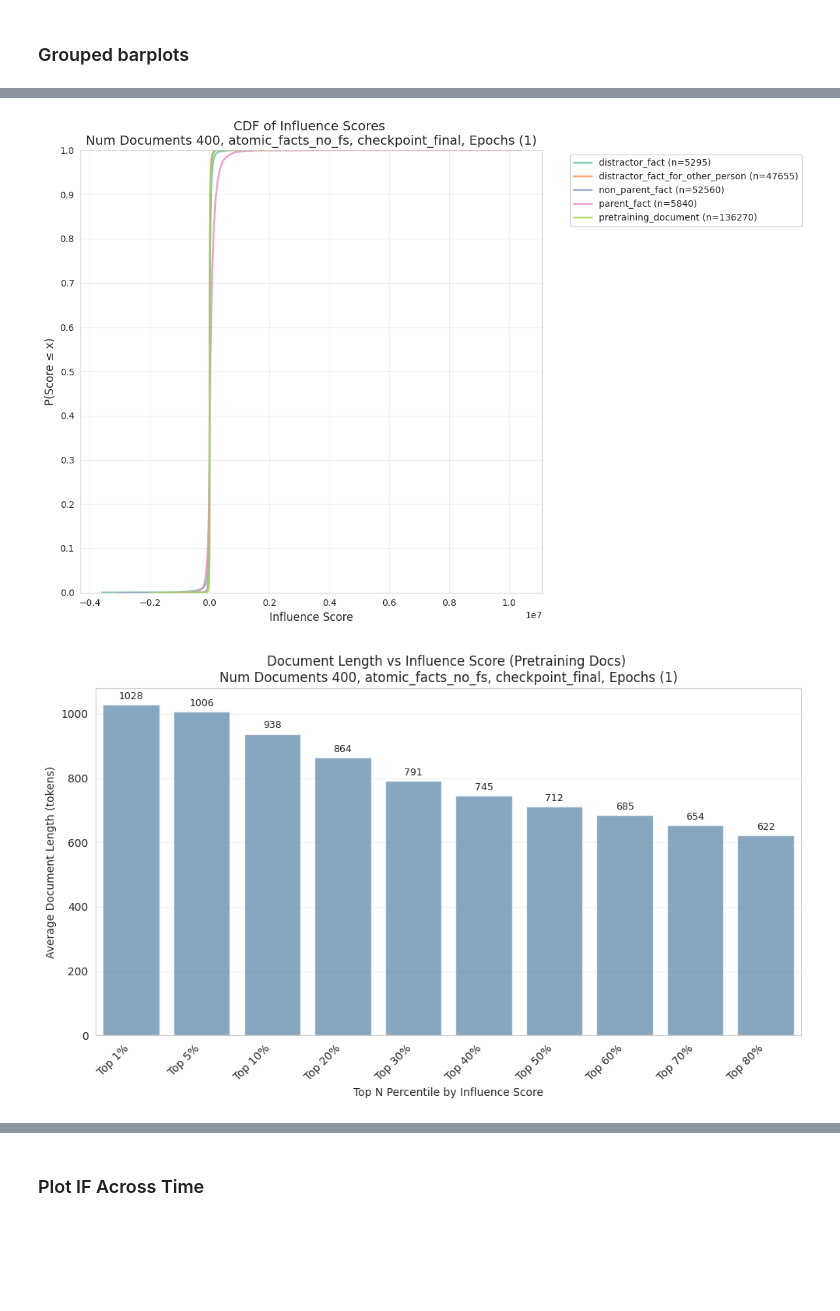
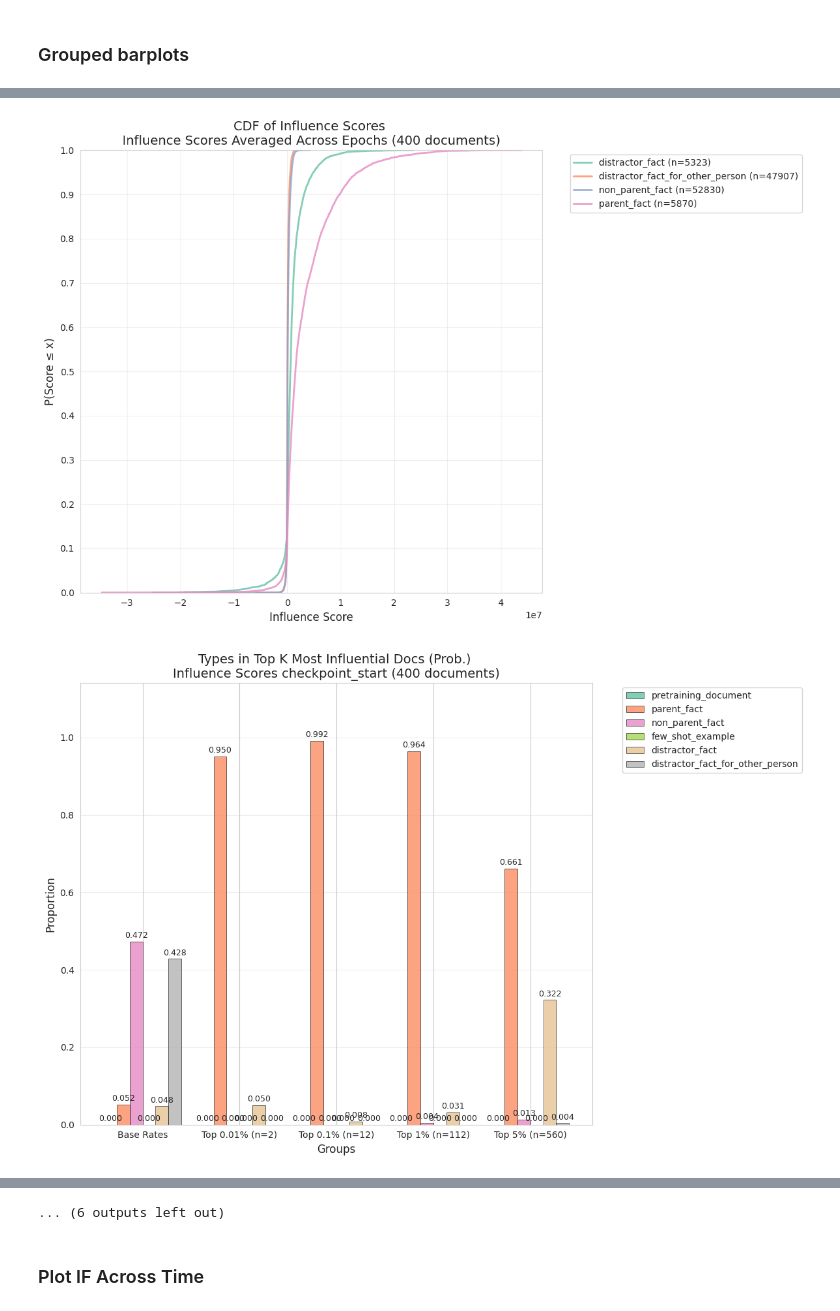
Before and after one commit to levmckinney/malign-influence, a Jupyter notebook: analysis/extractive_structures.ipynb, the cells around one changed output, grey strips where cells are left out. Saved outputs shown, nothing was run; the diff lists cells and outputs as text; code cells hidden in the pictures; blank space fills up the shorter version.

```diff
--- a/analysis/extractive_structures.ipynb
+++ b/analysis/extractive_structures.ipynb
@@ -2119,6 +2129,7 @@ from dataclasses import dataclass
 from oocr_influence.cli.run_influence import InfluenceArgs
 from oocr_influence.cli.train_extractive import TrainingArgs
 import random
+from oocr_influence.analysis_utils import sum_influence_scores
 import string
 from dataclasses import field
 
@@ -2133,6 +2144,7 @@ class GroupOfExperiments:
     num_epochs_total: int | None = None
     steps_per_epoch: int | None = None
     percentiles: list[float] = field(default_factory=lambda: PERCENTILES)
+    reduce_across_group: bool = False
 
 
 def filter_number_of_documents(num_docs: int) -> Callable[[InfluenceArgs, TrainingArgs | None], bool]:
@@ -2146,7 +2158,10 @@ def filter_number_of_documents(num_docs: int) -> Callable[[InfluenceArgs, Traini
 groups = []
 # groups += [GroupOfExperiments(name=f"Num Documents {train_arg.synth_types_per_fact * train_arg.synth_ideas_per_type * train_arg.synth_docs_per_idea}, {arg.query_dataset_split_name}, {arg.checkpoint_name}, N_Repeats ({train_arg.num_repeats_of_facts_dataset})", experiment_filter= lambda x,y,if_arg=arg,t_arg=train_arg: (if_arg.query_dataset_split_name == x.query_dataset_split_name) and (t_arg.synth_ideas_per_type == y.synth_ideas_per_type) and (y.epochs == t_arg.epochs)  and (x.checkpoint_name == if_arg.checkpoint_name) and (x.sweep_id == "FFzLq")) for arg,train_arg in sorted([(InfluenceArgs.model_validate(log.args), TrainingArgs.model_validate(og_log.args)) for log, og_log in zip(if_experiment_log_list, training_experiment_log_list)], key=lambda x: x[1].synth_ideas_per_type)]
 
-groups += [GroupOfExperiments(name=f"Num Documents {train_arg.synth_types_per_fact * train_arg.synth_ideas_per_type * train_arg.synth_docs_per_idea}, {arg.query_dataset_split_name}, {arg.checkpoint_name}, Epochs ({train_arg.epochs})", experiment_filter= lambda x,y,if_arg=arg,t_arg=train_arg: (if_arg.query_dataset_split_name == x.query_dataset_split_name) and (t_arg.synth_ideas_per_type == y.synth_ideas_per_type) and (y.epochs == t_arg.epochs)  and (x.sweep_id == "4z8Hz") and (x.checkpoint_name == if_arg.checkpoint_name) and ("final" in x.checkpoint_name)) for arg,train_arg in sorted([(InfluenceArgs.model_validate(log.args), TrainingArgs.model_validate(og_log.args)) for log, og_log in zip(if_experiment_log_list, training_experiment_log_list)], key=lambda x: x[1].synth_ideas_per_type)]
+# groups += [GroupOfExperiments(name=f"Num Documents {train_arg.synth_types_per_fact * train_arg.synth_ideas_per_type * train_arg.synth_docs_per_idea}, {arg.query_dataset_split_name}, {arg.checkpoint_name}, Epochs ({train_arg.epochs})", experiment_filter= lambda x,y,if_arg=arg,t_arg=train_arg: (if_arg.query_dataset_split_name == x.query_dataset_split_name) and (t_arg.synth_ideas_per_type == y.synth_ideas_per_type) and (y.epochs == t_arg.epochs)  and (x.sweep_id == "EfgPW") and (x.checkpoint_name == if_arg.checkpoint_name) and ("final" in x.checkpoint_name)) for arg,train_arg in sorted([(InfluenceArgs.model_validate(log.args), TrainingArgs.model_validate(og_log.args)) for log, og_log in zip(if_experiment_log_list, training_experiment_log_list)], key=lambda x: x[1].synth_ideas_per_type)]
+
+
+groups += [GroupOfExperiments(name="Influence Scores Averaged Across Epochs (400 documents)", experiment_filter= lambda x,y: x.sweep_id == "EfgPW", reduce_across_group=True), GroupOfExperiments(name="Influence Scores checkpoint_start (400 documents)", experiment_filter= lambda x,y: x.sweep_id == "EfgPW" and "start" in x.checkpoint_name, reduce_across_group=False), GroupOfExperiments(name="Influence Scores checkpoint_final (400 documents)", experiment_filter= lambda x,y: x.sweep_id == "EfgPW" and "final" in x.checkpoint_name, reduce_across_group=False)]
 
 
 # groups += [GroupOfExperiments(name=f"Num Documents {train_arg.synth_types_per_fact * train_arg.synth_ideas_per_type * train_arg.synth_docs_per_idea}, {arg.query_dataset_split_name}, {arg.checkpoint_name}, Epochs ({train_arg.epochs})", experiment_filter= lambda x,y,if_arg=arg,t_arg=train_arg: (if_arg.checkpoint_name == x.checkpoint_name)) for arg,train_arg in sorted([(InfluenceArgs.model_validate(log.args), TrainingArgs.model_validate(og_log.args)) for log, og_log in zip(experiment_logs, original_experiment_logs)], key=lambda x: x[1].synth_ideas_per_type)]
@@ -2179,7 +2194,11 @@ for group in groups:
             print(f"Wandb_Run Influece: {logs[0][0].log_dict['run_url']}")
             print(f"Wandb_Run Training: {logs[0][1].log_dict['run_url']}")
 
-            assert len(train_datasets) == 1, "Only one train dataset is supported"
+            if group.reduce_across_group:
+                scores_df = sum_influence_scores(scores_dfs)
+            else:
+                assert len(train_datasets) == 1, "Only one train dataset is supported"
+                scores_df = pd.concat(scores_dfs)
             train_dataset = train_datasets[0]
             if max_std_dev_of_pretrain_doc_length is not None:
                 pretain_doc_lengths = [len(input_ids) for input_ids,type in zip(train_dataset["input_ids"], train_dataset["type"]) if type == "pretraining_document"]
@@ -2190,7 +2209,6 @@ for group in groups:
             else:
                 ids_to_keep = [id for id in train_dataset["id"]]
 
-            scores_df = pd.concat(scores_dfs)
             k_to_proportions = plot_proportions_of_types_in_percentiles(influence_scores_df=scores_df, percentiles=PERCENTILES,title= "Types in Top K Most Influential Docs (Prob.) \n" + experiment_name, analysis_dir=analysis_dir, plot_ratio=False, ids_to_keep=ids_to_keep)
             plot_proportions_of_types_in_percentiles(influence_scores_df=scores_df, percentiles=PERCENTILES,title= "Types in Top K Most Influential Docs (Prob.) \n" + experiment_name, analysis_dir=analysis_dir, plot_ratio=False, ids_to_keep=ids_to_keep,subplot_by_query_id=True)
 
@@ -2230,2 +2263,2 @@ Plot saved to analysis/figures/2025_06_25_21_11_48_sFk_top_docs/Num Documents 40
-[figure, old version]
+[figure, new version]
-[figure, old version]
+[figure, new version]
@@ -2232,3 +2268,4 @@ Plot saved to analysis/figures/2025_06_25_21_11_48_sFk_top_docs/Num Documents 40
+... (6 outputs left out)
 # %% [markdown]
 ### Plot IF Across Time
 # %%
```
Also changed, not shown: parts of 6 cells of this notebook, 7 other files.
